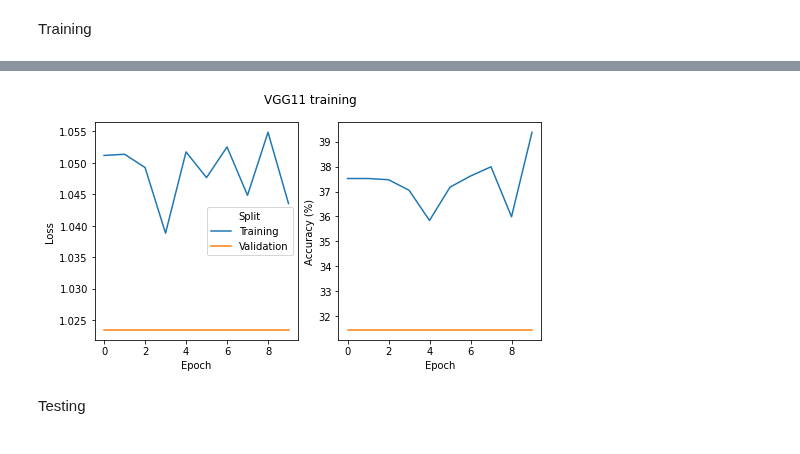
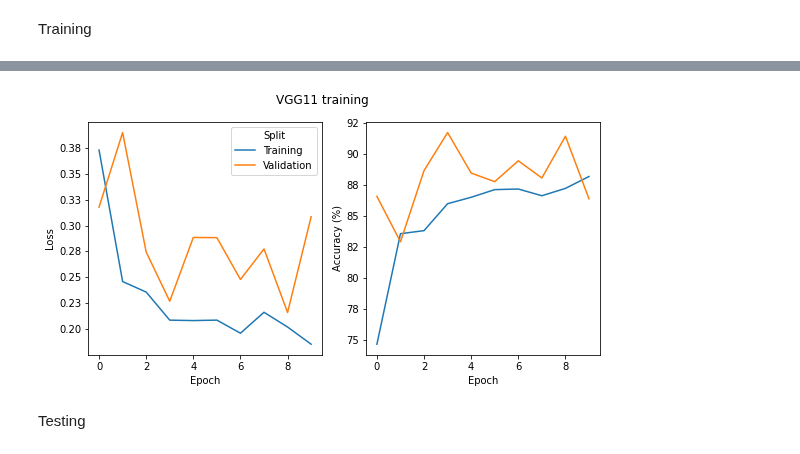
Before and after one commit to StephenTGibson/COMP527-colabNotebooks, a Jupyter notebook: COMP534-AppliedArtificialIntelligence/COMP534-CA3.ipynb, the cells around one changed output, grey strips where cells are left out. Saved outputs shown, nothing was run; the diff lists cells and outputs as text; code cells hidden in the pictures.

```diff
--- a/COMP534-AppliedArtificialIntelligence/COMP534-CA3.ipynb
+++ b/COMP534-AppliedArtificialIntelligence/COMP534-CA3.ipynb
@@ -163,7 +166,7 @@ transformsPretrained = transforms.Compose([
 Pytorch dataloaders provide an effective method to feed data
 # %%
 # define batch size
-batchSize = 128
+batchSize = 64
 # %%
 # create image folder objects for each split and apply preprocessing transforms
 trainData = ImageFolder(
@@ -246,6 +249,7 @@ def trainer(model, epochs):
             prediction = model(X)
             loss = lossFunction(prediction, label)
             loss.backward()
+            optimiser.step()
             # increment current epoch loss and count of correct classifications
             epochTrainLoss += loss
             epochTrainCorrect += (prediction.argmax(1) == label).type(torch.float).sum().item()
@@ -400,18 +405,22 @@ dfLong = dfLong.join(dfLoss, on=['Split', 'Epoch'])
 # %%
 # create training performance figure
 fig, axs = plt.subplots(1, 2, figsize=(8, 4))
 # plot loss
 sns.lineplot(ax=axs[0], data=dfLong, x='Epoch', y='Loss', hue='Split')
+axs[0].yaxis.set_major_formatter(FormatStrFormatter('%.2f'))
 # plot accuracy
 sns.lineplot(ax=axs[1], data=dfLong, x='Epoch', y='Accuracy (%)', hue='Split')
+axs[1].yaxis.set_major_formatter(FormatStrFormatter('%.0f'))
 axs[1].get_legend().remove()
+
+fig.tight_layout()
 # add title
-fig.suptitle('VGG11 training', fontsize=12)
+fig.suptitle('VGG11 training', y=1.05, fontsize=12)
 
 fig.savefig('vgg11Training', bbox_inches='tight')
 plt.show()
 # %% [output]
-[figure, old version]
+[figure, new version]
 # %% [markdown]
 Testing
 # %%
```
Also changed, not shown: parts of 27 cells of this notebook.
